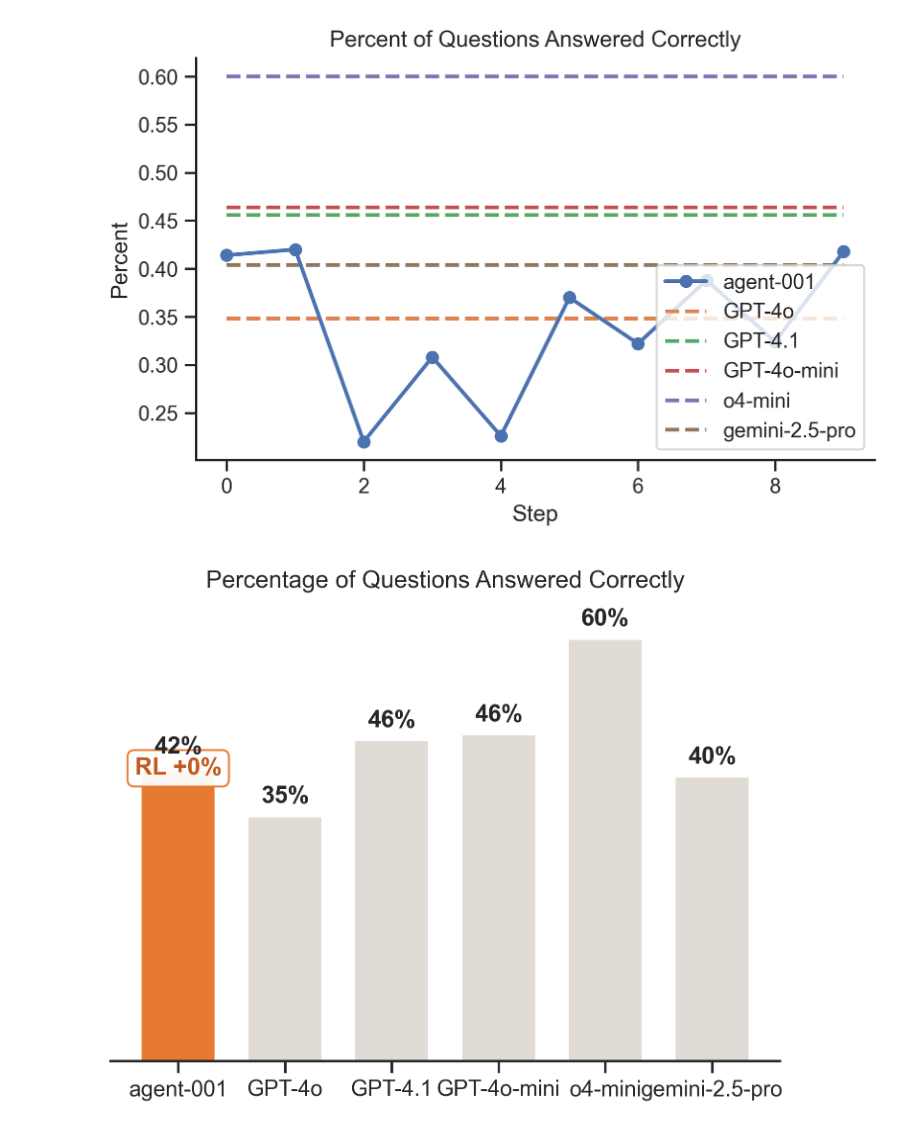
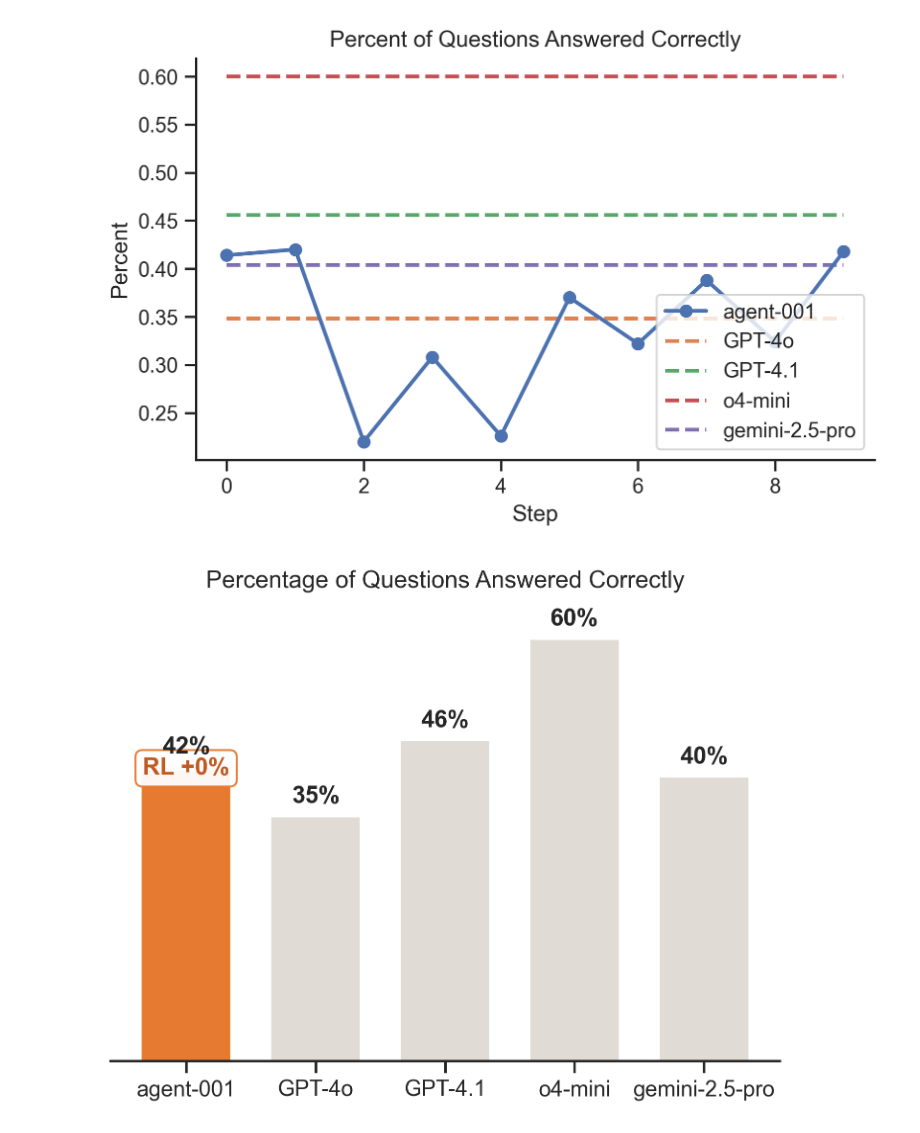
Before and after one commit to Abderrahmane2703/training-ART, a Jupyter notebook: benchmarks/display_benchmarks.ipynb, the cells around one changed output. Drawn from its saved outputs; the diff is of its cells as text; code cells hidden in the pictures.

Commit message:
Remove 4o-mini

```diff
--- a/benchmarks/display_benchmarks.ipynb
+++ b/benchmarks/display_benchmarks.ipynb
@@ -63,7 +63,6 @@ line_graph = training_progress_chart(
         BenchmarkModelKey(AGENT_NAME, AGENT_NAME, "train"),
         BenchmarkModelKey("gpt-4o", "GPT-4o"),
         BenchmarkModelKey("gpt-4.1", "GPT-4.1"),
-        BenchmarkModelKey("gpt-4o-mini", "GPT-4o-mini"),
         BenchmarkModelKey("o4-mini", "o4-mini"),
         BenchmarkModelKey("gemini-2.5-pro", "gemini-2.5-pro"),
     ],
@@ -74,23 +73,22 @@ line_graph.savefig(
     f"{benchmarks_dir}/accuracy-training-progress.svg"
 )
 # %% [output]
-[figure, old version]
+[figure, new version]
 # %%
 bar_chart = percentage_comparison_bar_chart(
     df,
     metric_name="percent",
     models=[
         BenchmarkModelKey(AGENT_NAME, AGENT_NAME, "train"),
         BenchmarkModelKey("gpt-4o", "GPT-4o"),
         BenchmarkModelKey("gpt-4.1", "GPT-4.1"),
-        BenchmarkModelKey("gpt-4o-mini", "GPT-4o-mini"),
         BenchmarkModelKey("o4-mini", "o4-mini"),
         BenchmarkModelKey("gemini-2.5-pro", "gemini-2.5-pro"),
     ],
     title="Percentage of Questions Answered Correctly",
 )
 bar_chart.savefig(
     f"{benchmarks_dir}/accuracy-comparison.svg"
 )
 # %% [output]
-[figure, old version]
+[figure, new version]
```
Also changed, not shown: 3 other files.
